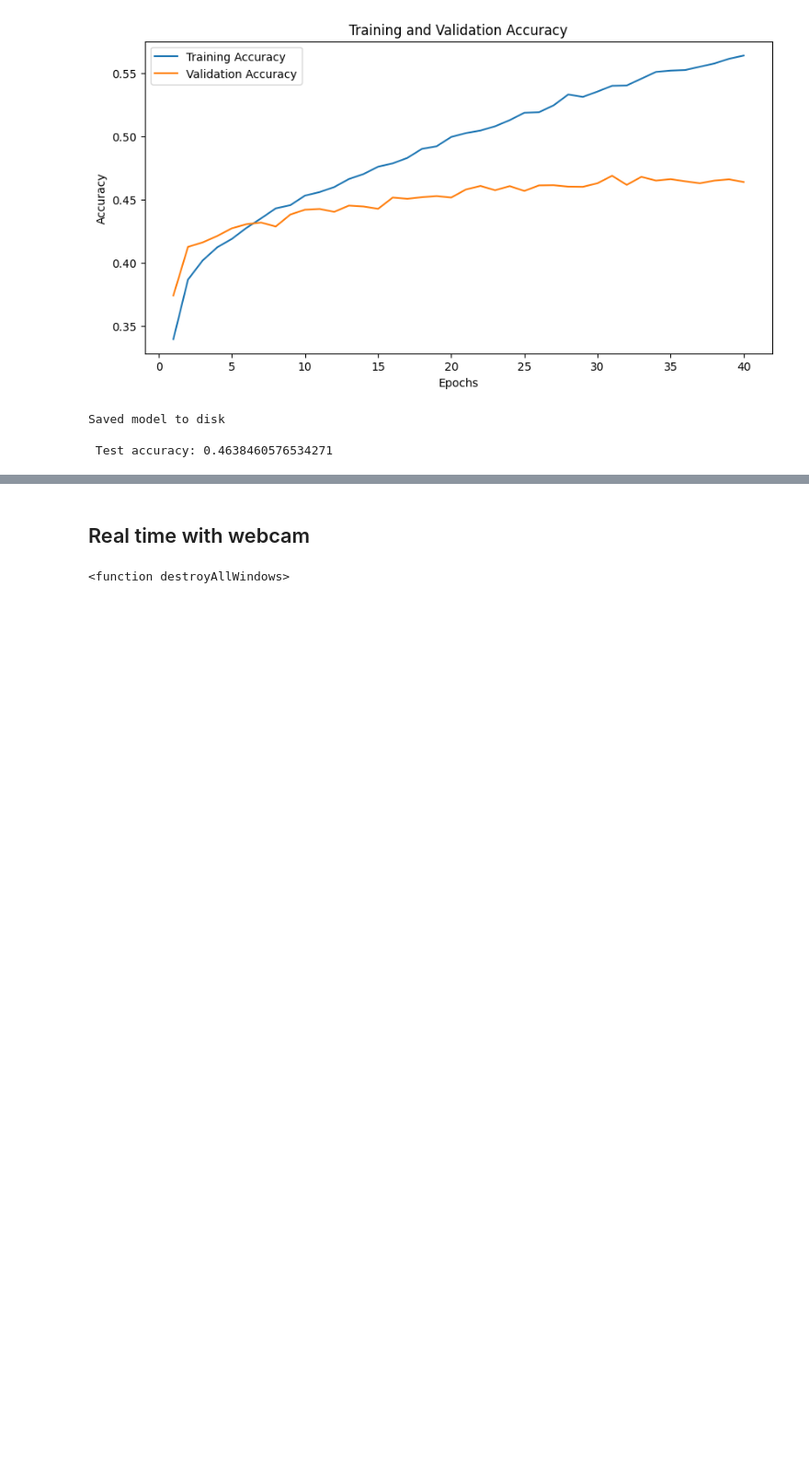
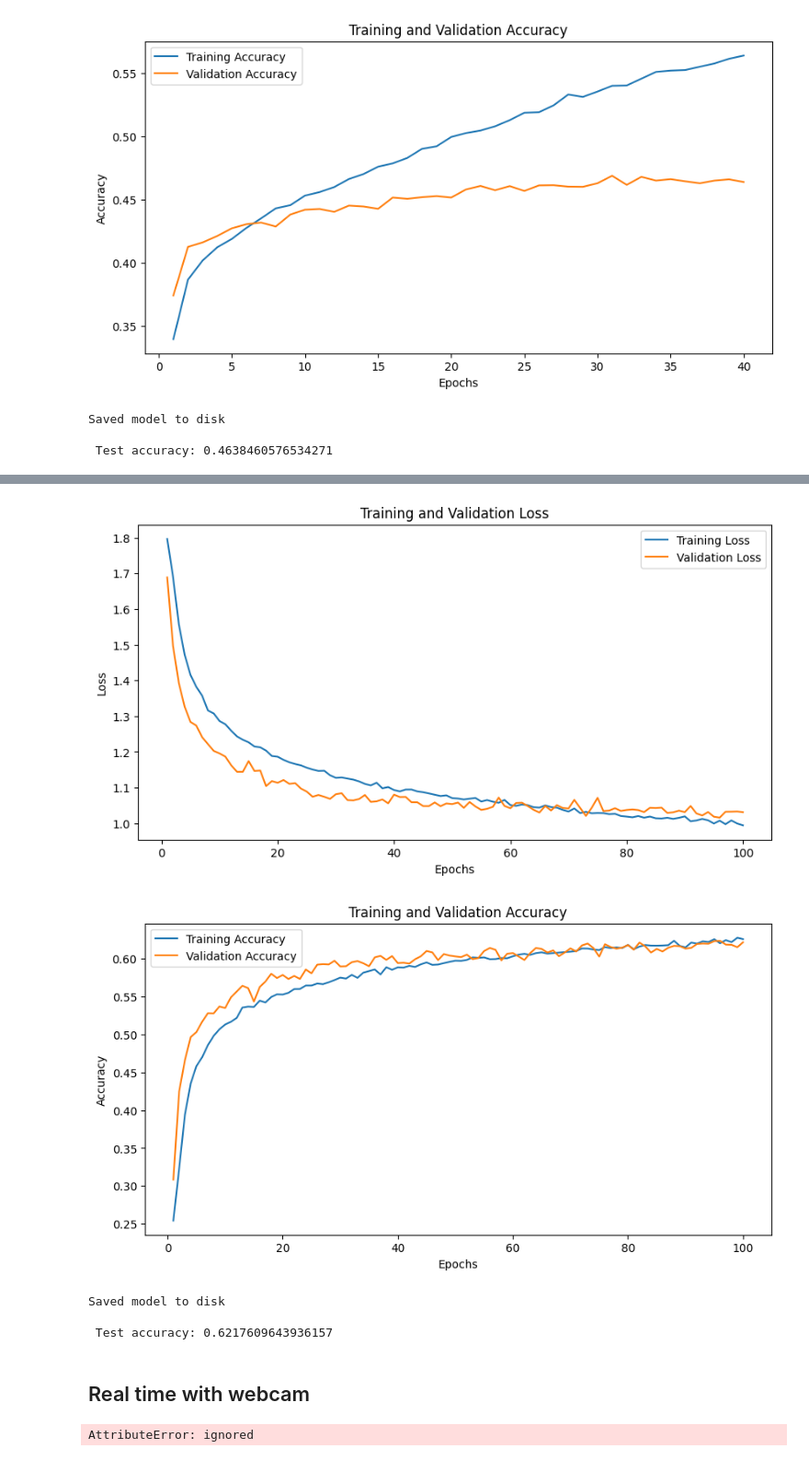
Before and after one commit to AryaKoureshi/Emotion-Detection, a Jupyter notebook: EmotionDetection.ipynb, the cells around one changed output, grey strips where cells are left out. Shown at 92% size. Drawn from its saved outputs; the diff is of its cells as text; code cells hidden in the pictures; blank space fills up the shorter version.

```diff
--- a/EmotionDetection.ipynb
+++ b/EmotionDetection.ipynb
@@ -555,0 +638,14 @@ Saved model to disk
+# %%
+datagen = ImageDataGenerator(
+    rotation_range = 10,
+    horizontal_flip = True,
+    width_shift_range=0.1,
+    height_shift_range=0.1,
+    fill_mode = 'nearest')
+
+testgen = ImageDataGenerator()
+# %%
+datagen.fit(x_train)
+# %%
+train_flow = datagen.flow(x_train, y_train, batch_size=batchSize)
+test_flow = testgen.flow(x_test, y_test, batch_size=batchSize)
@@ -555,0 +696,6 @@ Saved model to disk
+# %%
+history = model.fit_generator(train_flow,
+                              steps_per_epoch=len(x_train)/batchSize,
+                              epochs=100,
+                              verbose=1,
+                              validation_data=test_flow)
@@ -556,3 +720,47 @@ Saved model to disk
+# %%
+loss = history.history['loss']
+accuracy = history.history['accuracy']
+val_loss = history.history['val_loss']
+val_accuracy = history.history['val_accuracy']
+
+plt.figure(figsize=(10, 5))
+plt.plot(range(1, len(loss) + 1), loss, label='Training Loss')
+plt.plot(range(1, len(val_loss) + 1), val_loss, label='Validation Loss')
+plt.xlabel('Epochs')
+plt.ylabel('Loss')
+plt.title('Training and Validation Loss')
+plt.legend()
+plt.show()
+
+plt.figure(figsize=(10, 5))
+plt.plot(range(1, len(accuracy) + 1), accuracy, label='Training Accuracy')
+plt.plot(range(1, len(val_accuracy) + 1), val_accuracy, label='Validation Accuracy')
+plt.xlabel('Epochs')
+plt.ylabel('Accuracy')
+plt.title('Training and Validation Accuracy')
+plt.legend()
+plt.show()
+# %% [output]
+[figure, added]
+[figure, added]
+# %%
+model_json = model.to_json()
+with open("model_arch1.json", "w") as json_file:
+    json_file.write(model_json)
+model.save_weights("model1.h5")
+print("Saved model to disk")
+
+# Evaluate the model on test set
+score = model.evaluate(x_test,
+                       y_test,
+                       verbose=0)
+
+# Print test accuracy
+print('\n', 'Test accuracy:', score[1])
+# %% [output]
+Saved model to disk
+
+ Test accuracy: 0.6217609643936157
 # %% [markdown]
 ## Real time with webcam
 # %%
@@ -563,9 +771,10 @@ face_haar_cascade = cv2.CascadeClassifier('haarcascade_frontalface_default.xml')
 # %%
+from google.colab.patches import cv2_imshow
 cap=cv2.VideoCapture(0)
 
-while cap.isOpened():
+while True:
     res,frame=cap.read()
-
+    cv2.imshow('frame', frame)
     height, width , channel = frame.shape
     sub_img = frame[0:int(height/6),0:int(width)]
 
@@ -603,10 +812,9 @@ while cap.isOpened():
         pass
     frame[0:int(height/6),0:int(width)] =res
     cv2.imshow('frame', frame)
-
     if cv2.waitKey(1) & 0xFF == ord('q'):
         break
 cap.release()
 cv2.destroyAllWindows
 # %% [output]
-<function destroyAllWindows>
+AttributeError: ignored
```
Also changed, not shown: parts of 27 cells of this notebook.
